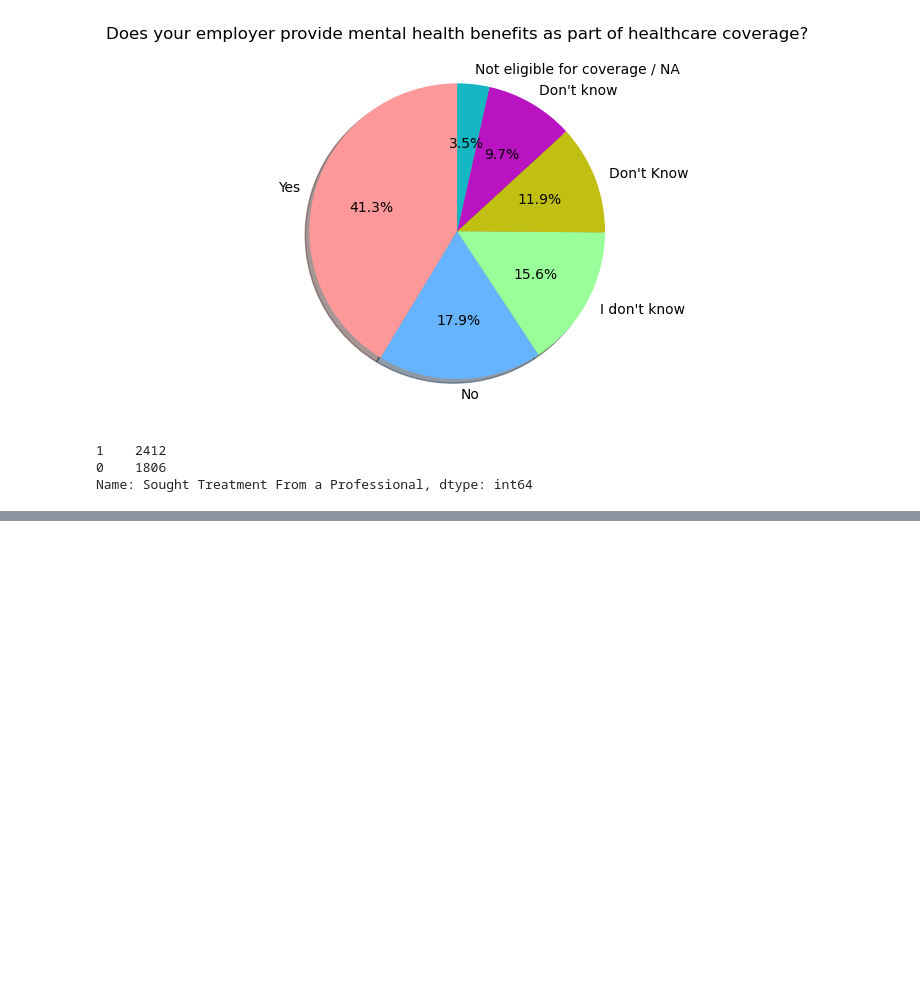
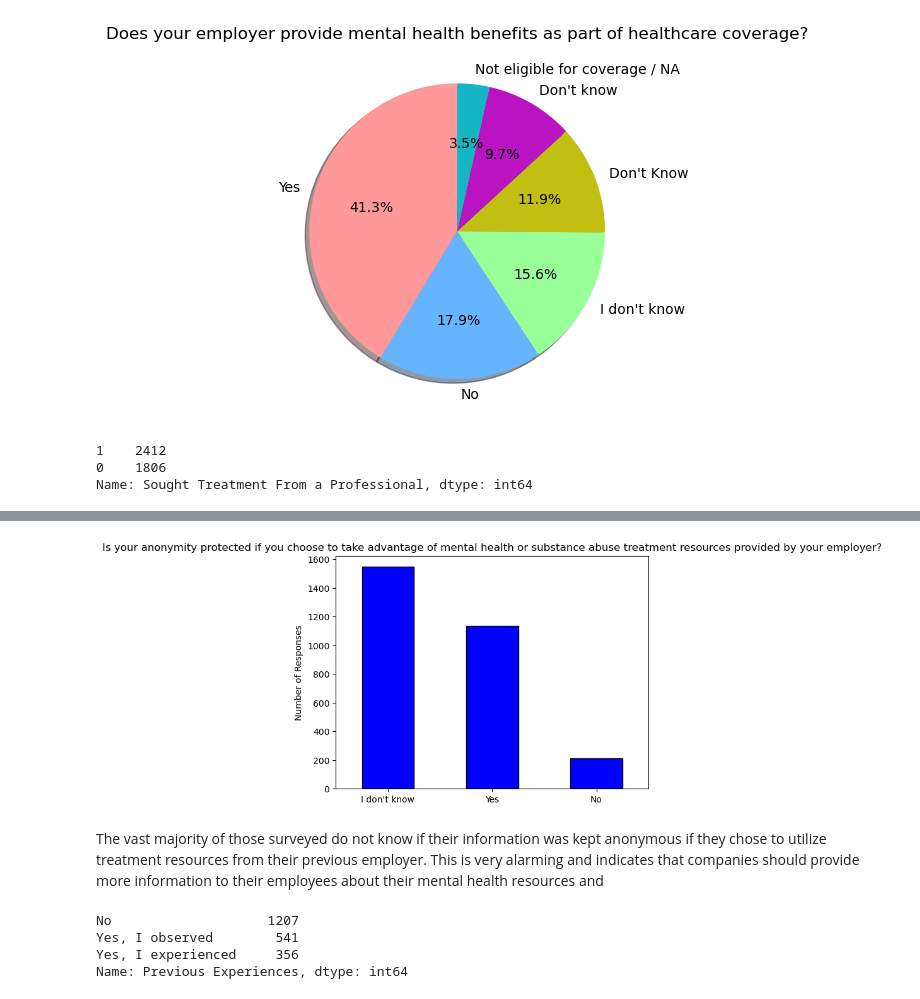
Before and after one commit to Patrick-Bacza/Group-7---Project, a Jupyter notebook: sm_data_cleaning.ipynb, the cells around one changed output, grey strips where cells are left out. Drawn from its saved outputs; the diff is of its cells as text; code cells hidden in the pictures; blank space fills up the shorter version.

```diff
--- a/sm_data_cleaning.ipynb
+++ b/sm_data_cleaning.ipynb
@@ -190,0 +174,26 @@ Name: Do you know the options for mental health care available under your employ
+# %%
+anonymous_status_counts.plot(kind='bar', rot=0, facecolor="blue", edgecolor = "black")
+# Label some things
+plt.title("Is your anonymity protected if you choose to take advantage of mental health or substance abuse treatment resources provided by your employer?")
+plt.xlabel("")
+plt.ylabel("Number of Responses")
+plt.show()
+# %% [output]
+[figure, added]
+# %% [markdown]
+The vast majority of those surveyed do not know if their information was kept anonymous if they chose to utilize treatment resources from their previous employer. This is very alarming and indicates that companies should provide more information to their employees about their mental health resources and
+# %%
+#column_df_2["Previous Experiences"].describe()
+#column_df_2["Previous Experiences"].isnull().values.any()
+#column_df_2["Previous Experiences"].dropna()
+
+sm_prev_answers = ["Yes, I experienced", "Yes, I observed", "No"]
+sm_prev_experiences = column_df_2[column_df_2["Previous Experiences"].isin(sm_prev_answers)]
+sm_prev_experiences = sm_prev_experiences["Previous Experiences"]
+sm_prev_count = sm_prev_experiences.value_counts()
+sm_prev_count
+# %% [output]
+No                    1207
+Yes, I observed        541
+Yes, I experienced     356
+Name: Previous Experiences, dtype: int64
```
Also changed, not shown: parts of 9 cells of this notebook.
